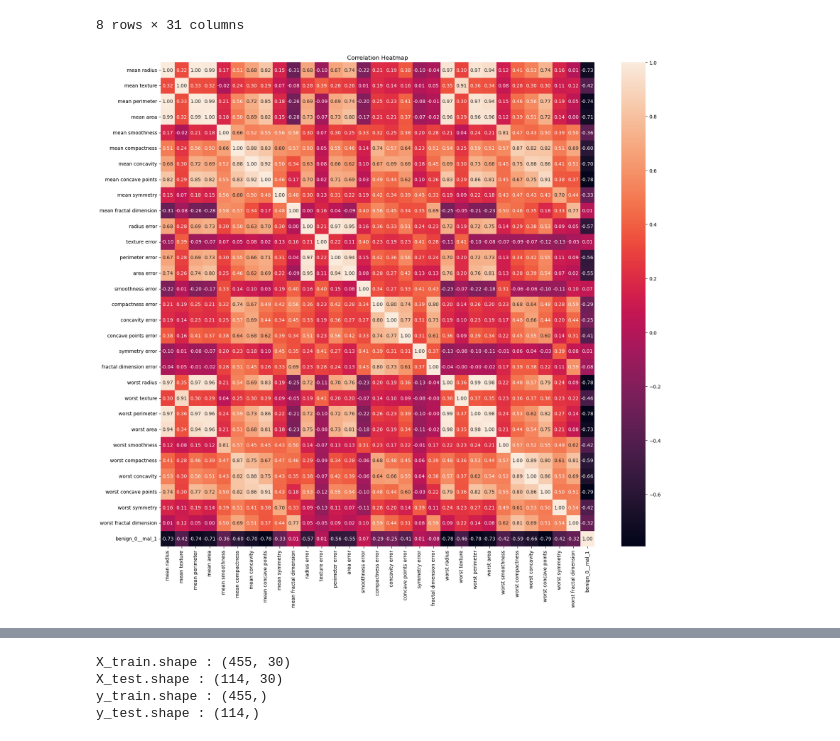
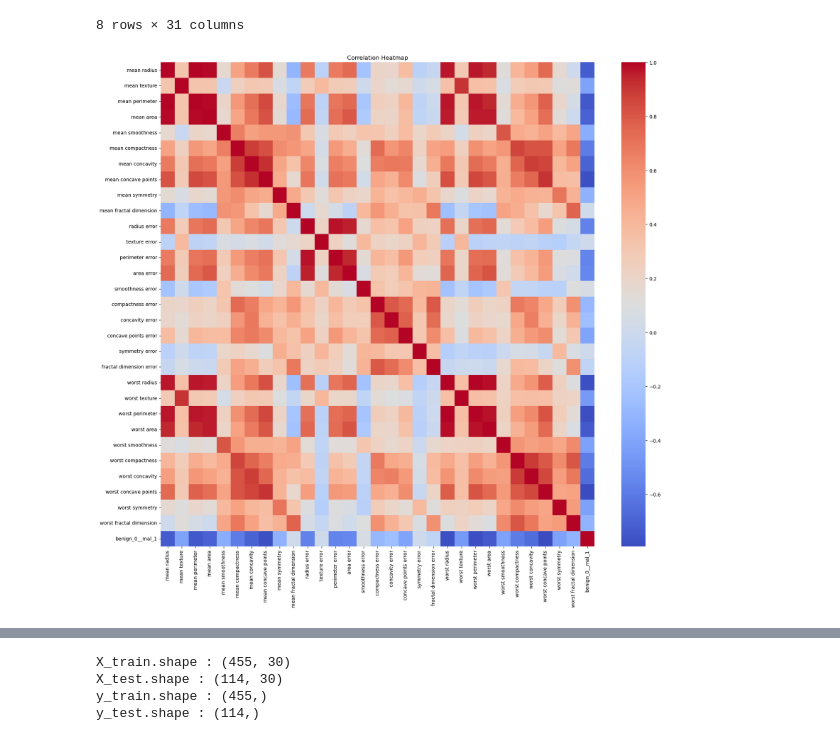
Before and after one commit to svemuru15/562project, a Jupyter notebook: 562 Project.ipynb, the cells around one changed output, grey strips where cells are left out. Cells and saved outputs as stored; diff of their text form; code cells hidden in the pictures.

Commit message:
updated correlation matrix

```diff
--- a/562 Project.ipynb
+++ b/562 Project.ipynb
@@ -53,11 +53,11 @@ df.describe()
 # %%
 correlation_matrix = df.corr()
 plt.figure(figsize=(20, 18))
-sns.heatmap(correlation_matrix, annot=True, fmt=".2f", annot_kws={"size": 10})
+sns.heatmap(correlation_matrix, annot=False, cmap="coolwarm")
 plt.title('Correlation Heatmap')
 plt.show()
 # %% [output]
-[figure, old version]
+[figure, new version]
 # %%
 from sklearn.preprocessing import MinMaxScaler
 # %%
```
